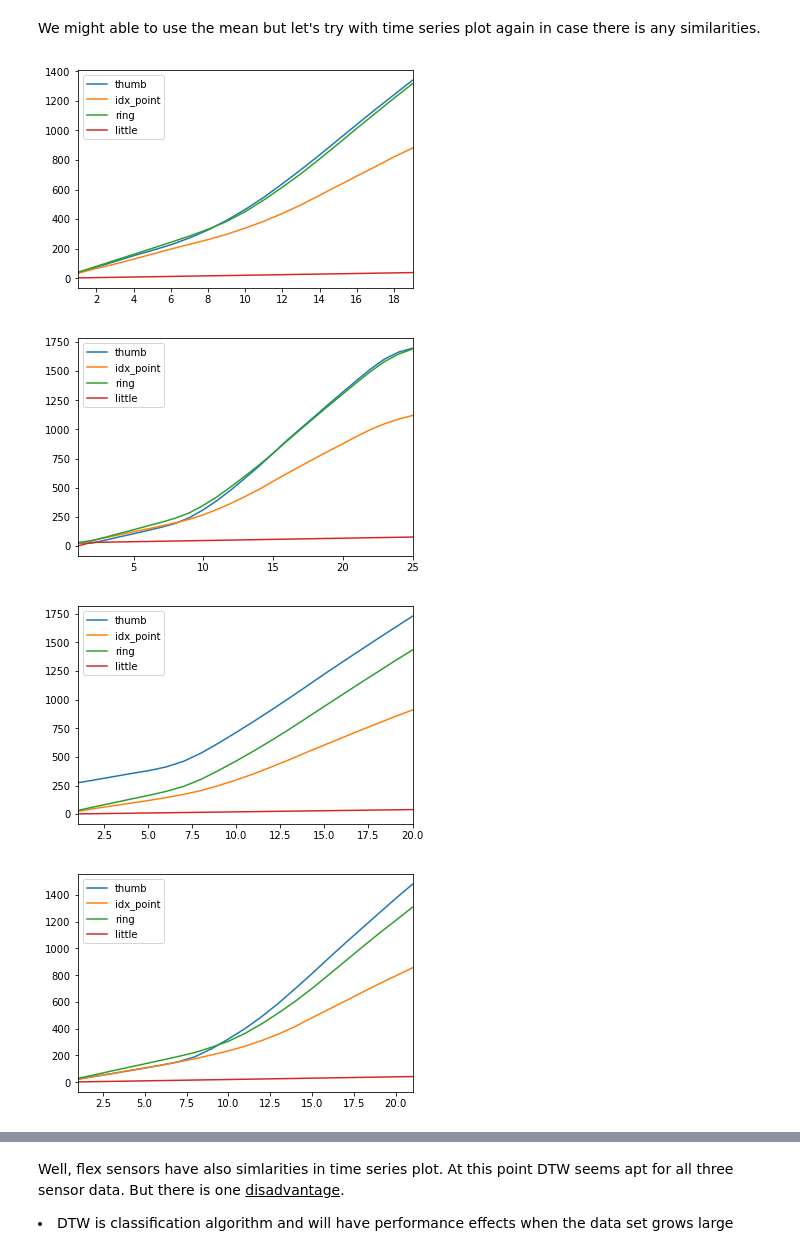
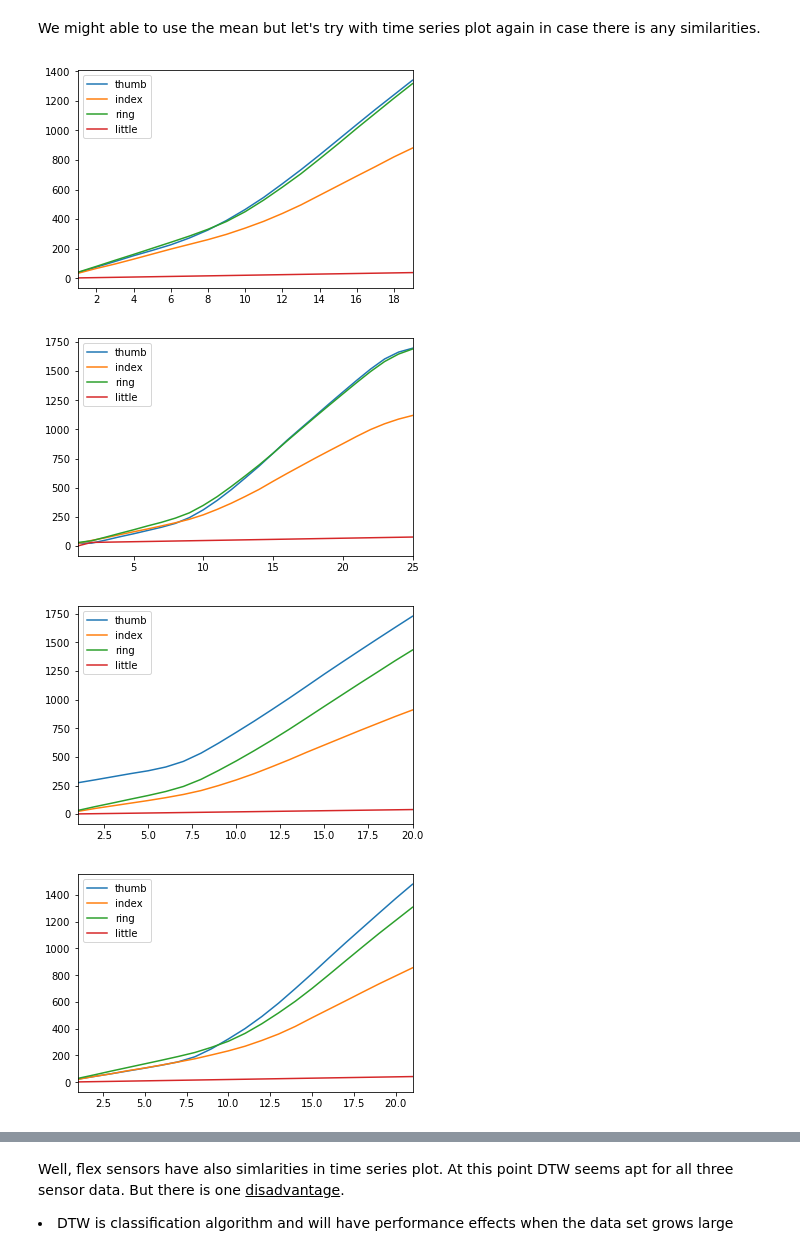
Before and after one commit to sabyasachi087/aml-gesture-recognition, a Jupyter notebook: gesture_recognition_project_report.ipynb, the cells around one changed output, grey strips where cells are left out. Drawn from its saved outputs; the diff is of its cells as text; code cells hidden in the pictures.

```diff
--- a/gesture_recognition_project_report.ipynb
+++ b/gesture_recognition_project_report.ipynb
@@ -282,6 +282,6 @@ data_list[2][['thumb', 'idx_point', 'middle', 'ring', 'little']].head()
 | 5 | 23.0 | 24.0 | 16.0 | 28.0 | 3.0 |
 # %%
 for data in data_list:
-    fing_data = data[['thumb', 'idx_point', 'middle', 'ring', 'little']]
+    fing_data = data[['thumb', 'index', 'middle', 'ring', 'little']]
     print(fing_data.describe())
 # %% [output]
@@ -307,11 +307,11 @@ We might able to use the mean but let's try with time series plot again in case
 # %%
 data_list = getData(gesture='alright')
 for data in data_list:
-    fing_ts = data[['thumb', 'idx_point', 'middle', 'ring', 'little']].cumsum()
+    fing_ts = data[['thumb', 'index', 'middle', 'ring', 'little']].cumsum()
     fing_ts.plot()
 plt.show()
 # %% [output]
-[figure, old version]
+[figure, new version]
-[figure, old version]
+[figure, new version]
-[figure, old version]
+[figure, new version]
-[figure, old version]
+[figure, new version]
```
Also changed, not shown: parts of 17 cells of this notebook.
